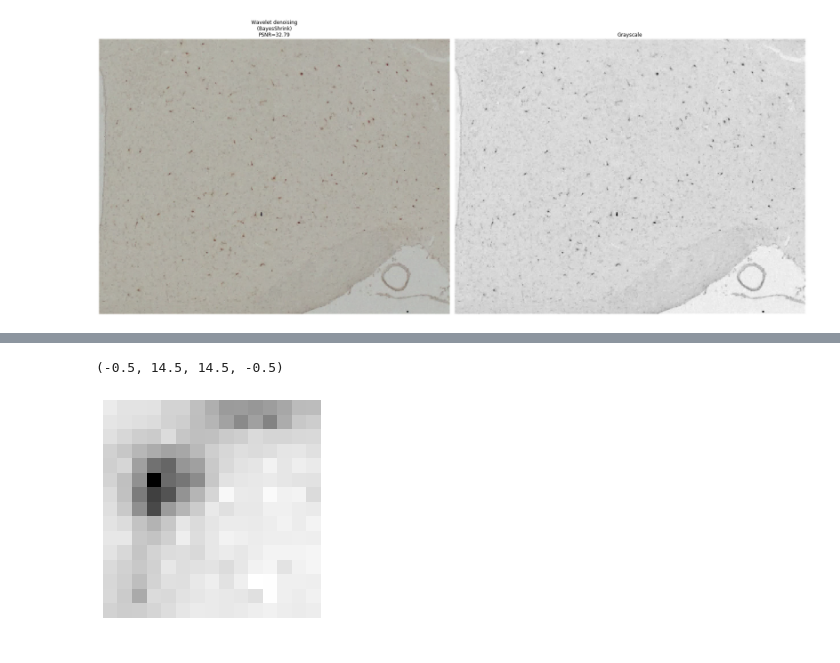
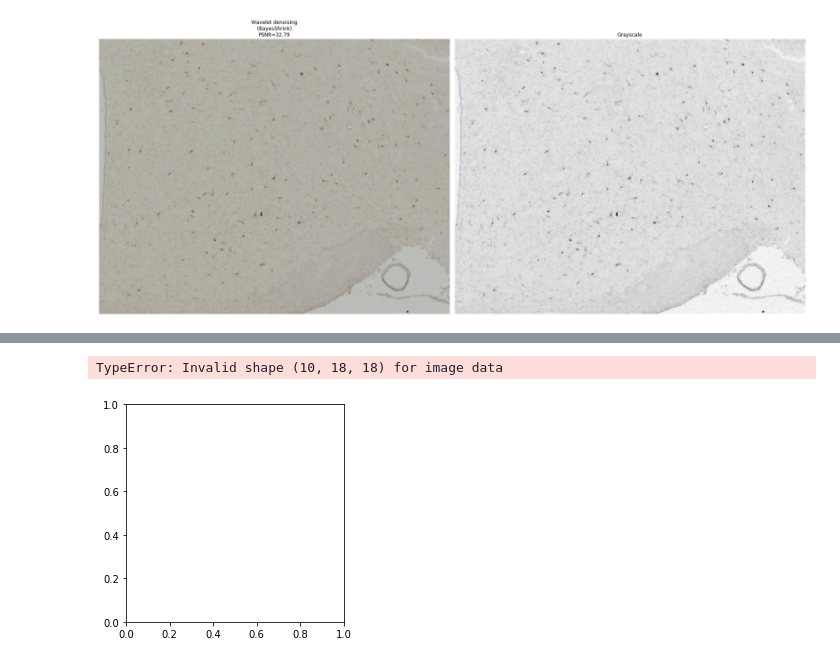
Before and after one commit to amyhynes/ihc-ml, a Jupyter notebook: svm.ipynb, the cells around one changed output, grey strips where cells are left out. Drawn from its saved outputs; the diff is of its cells as text; code cells hidden in the pictures.

Commit message:
brightness and intensity thresholding

```diff
--- a/svm.ipynb
+++ b/svm.ipynb
@@ -150,0 +112,2 @@ plt.show()
+# %%
+bright_bayes = np.array(bright_bayes_pil)
@@ -150,0 +292,9 @@ plt.show()
+# %%
+def crop_center(img,cropx,cropy):
+    y,x = img.shape
+    startx = x//2-(cropx//2)
+    starty = y//2-(cropy//2)
+    return img[starty:starty+cropy,startx:startx+cropx]
+
+new = crop_center(isodata, 180, 180)
+plt.imshow(new)
@@ -151,7 +309,8 @@ plt.show()
 # %%
-print('Image shape: {}'.format(grayscale.shape))
-patch_size = (15, 15)
-patches = image.extract_patches_2d(grayscale, patch_size, max_patches=196)
+print('Image shape: {}'.format(isodata.shape))
+patch_size = (18, 18)
+#change to non-overlapping
+patches = extract_patches(new, patch_size, overlap_allowed=0)
 print('Patches shape: {}'.format(patches.shape))
 # %% [output]
 Image shape: (1920, 2448)
@@ -173,9 +322,9 @@ plt.show()
 # %%
-plt.imshow(patches[70], cmap=plt.cm.gray, interpolation='nearest')
+plt.imshow(patches[8], cmap=plt.cm.gray, interpolation='nearest')
 plt.axis('off')
 # %% [output]
-(-0.5, 14.5, 14.5, -0.5)
+TypeError: Invalid shape (10, 18, 18) for image data
-[figure, old version]
+[figure, new version]
 # %%
 #extract shape features: solidity, orientation, diameter, area, eccentricity, convex area, major axis length, minor axis length, and extent
 # %%
```
Also changed, not shown: parts of 13 cells of this notebook, 1 other file.
